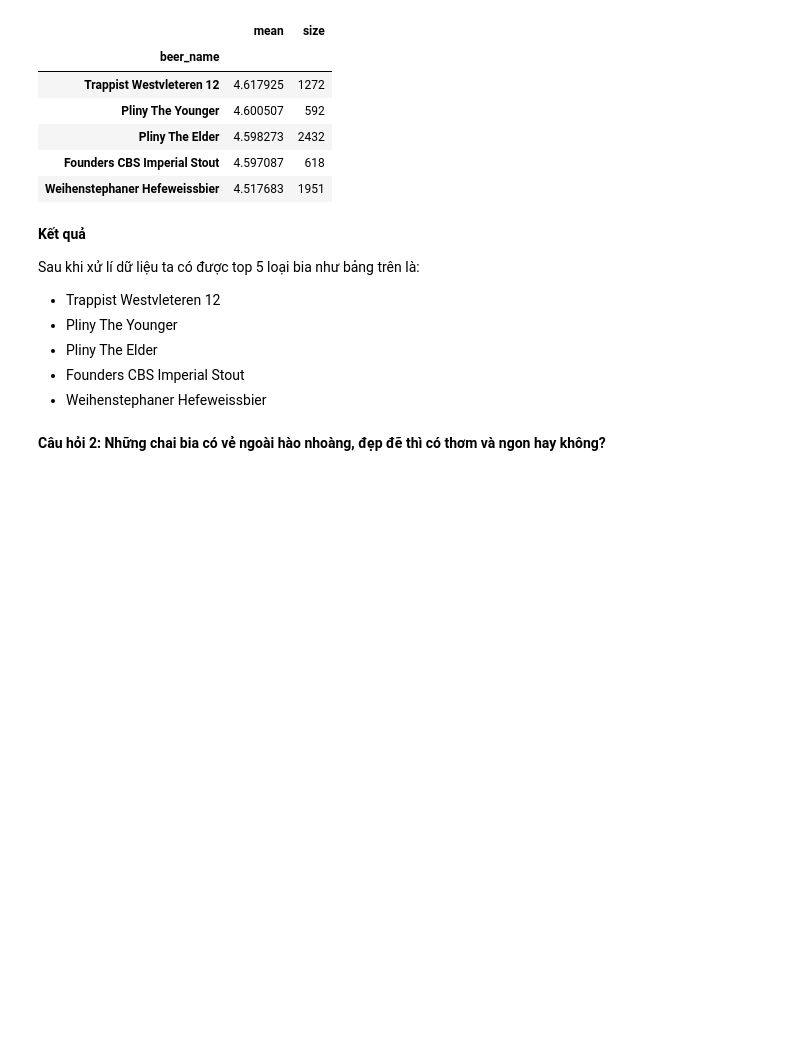
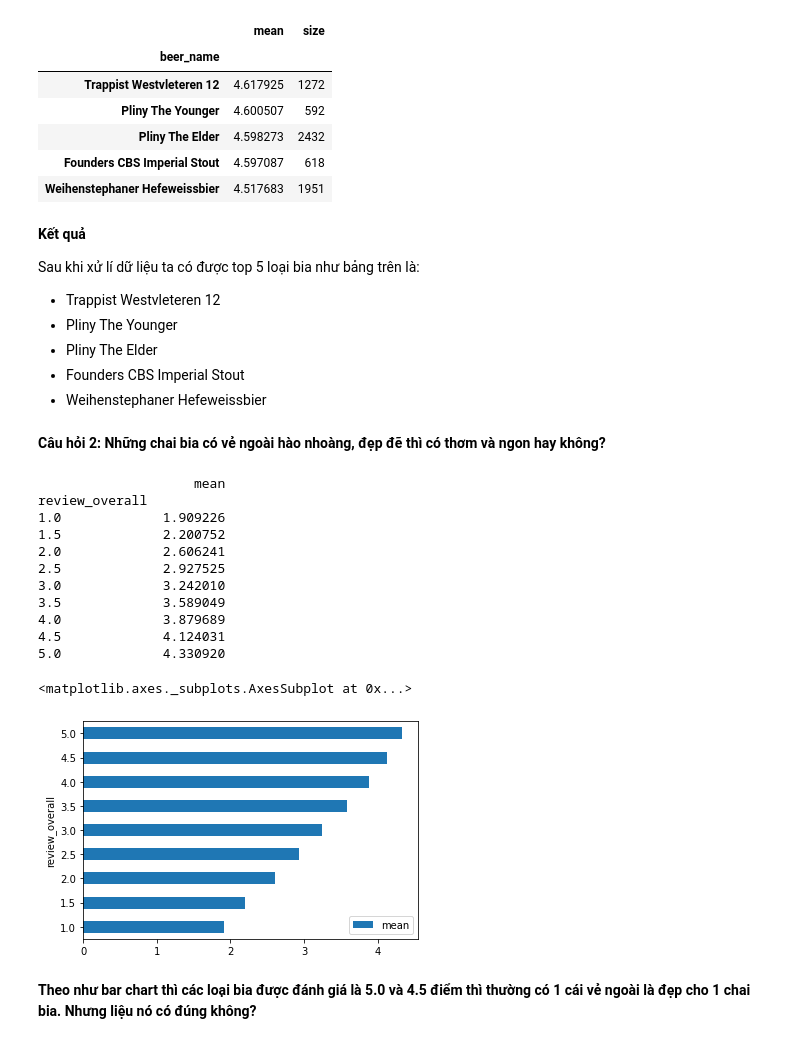
Before and after one commit to hts7117/LTKHDL_DACK, a Jupyter notebook: 1712718-HuynhThanhSang.ipynb, the cells around one changed output. Cells and saved outputs as stored; diff of their text form; code cells hidden in the pictures; blank space fills up the shorter version.

```diff
--- a/1712718-HuynhThanhSang.ipynb
+++ b/1712718-HuynhThanhSang.ipynb
@@ -263,0 +262,20 @@ review_aroma_overall =
+# %%
+review_aroma_overall = beer_reviews_df.groupby(beer_reviews_df['review_overall'])['review_aroma'].agg(['mean'])
+print(review_aroma_overall)
+review_aroma_overall.plot.barh()
+# %% [output]
+                    mean
+review_overall
+1.0             1.909226
+1.5             2.200752
+2.0             2.606241
+2.5             2.927525
+3.0             3.242010
+3.5             3.589049
+4.0             3.879689
+4.5             4.124031
+5.0             4.330920
+<matplotlib.axes._subplots.AxesSubplot at 0x...>
+[figure, added]
+# %% [markdown]
+**Theo như bar chart thì các loại bia được đánh giá là 5.0 và 4.5 điểm thì thường có 1 cái vẻ ngoài là đẹp cho 1 chai bia. Nhưng liệu nó có đúng không?**
```
Also changed, not shown: parts of 6 cells of this notebook.
